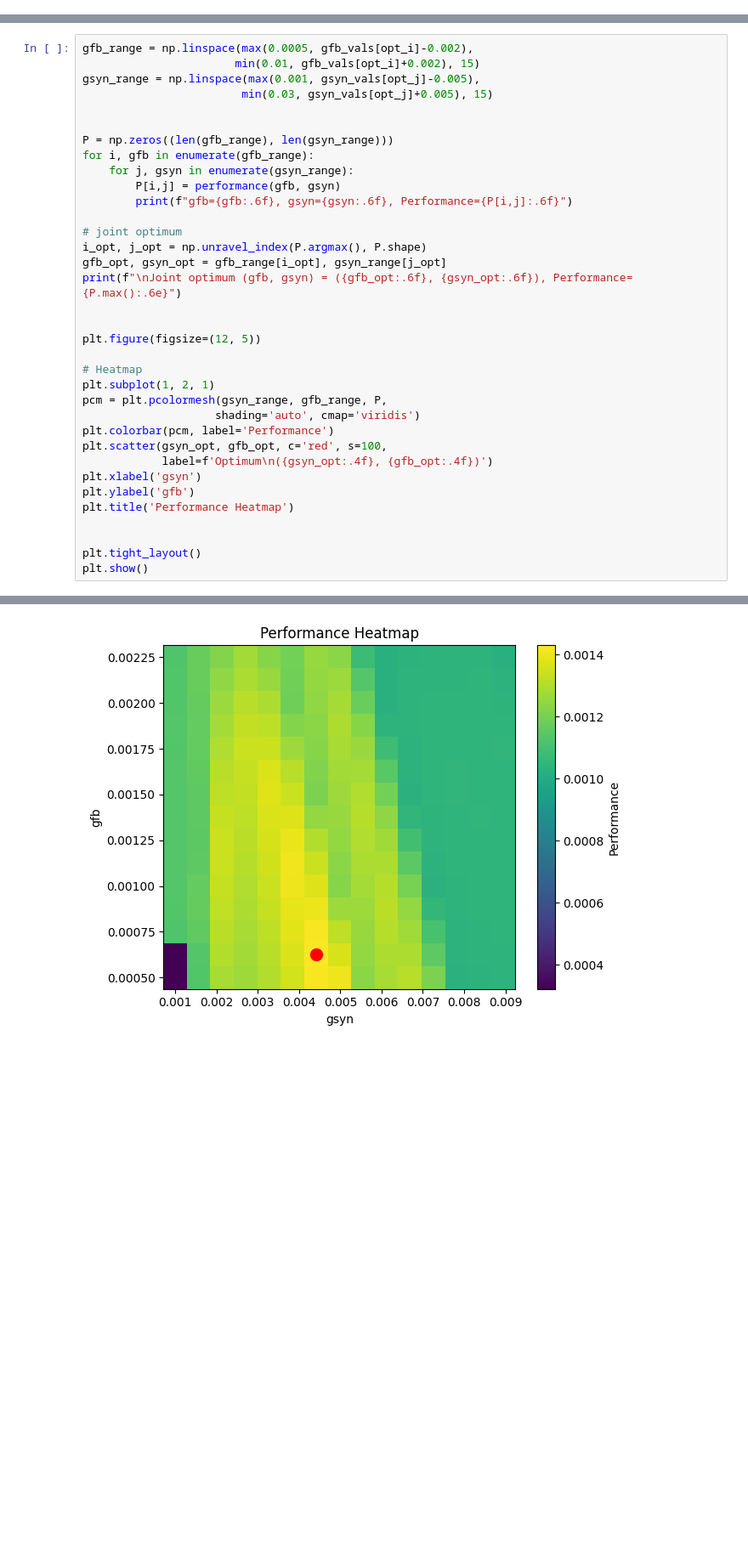
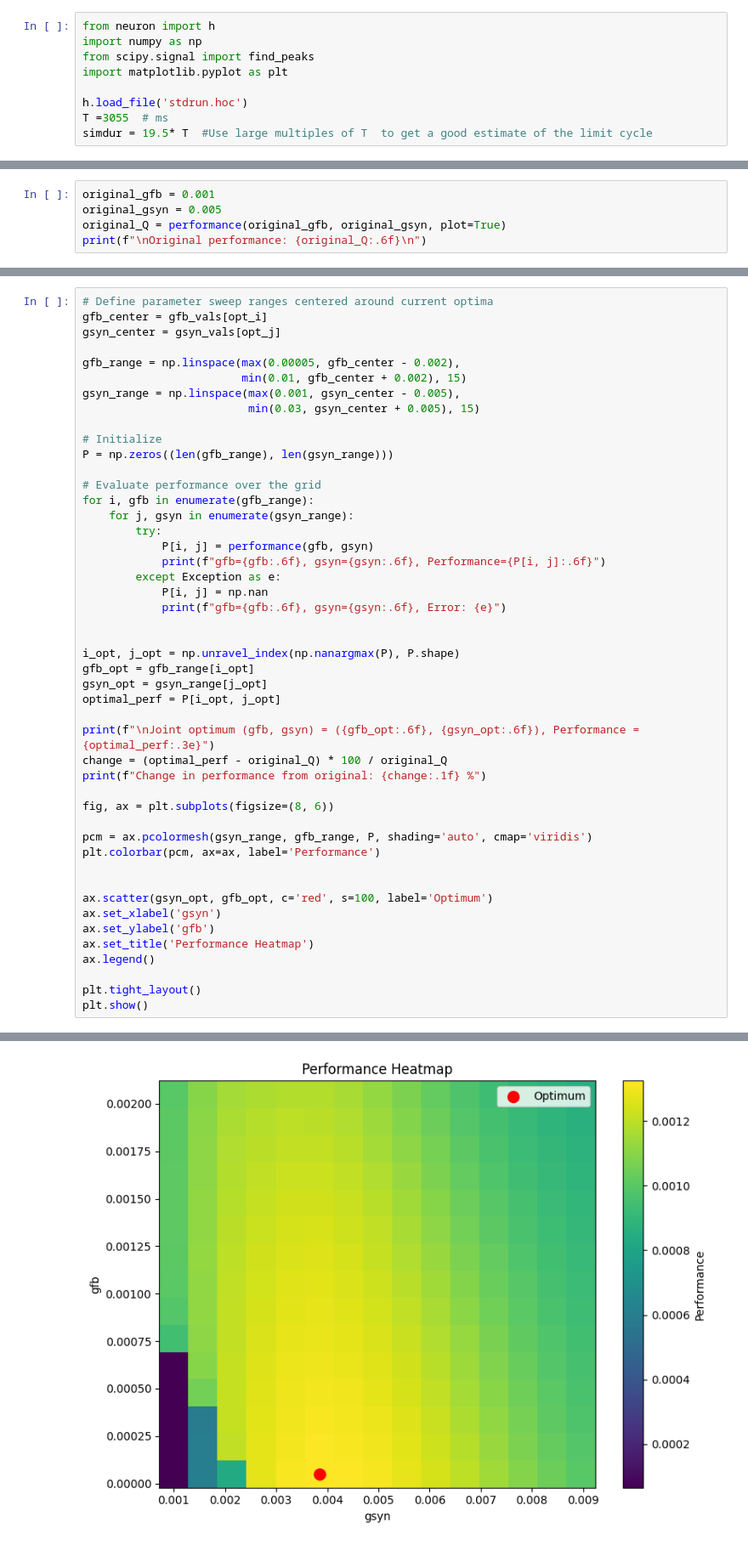
Before and after one commit to shafiulapp/Neuromechanics-with-NEURON, a Jupyter notebook: varying.ipynb, the cells around one changed output, grey strips where cells are left out. Shown: that part at 85% size. Saved outputs shown, nothing was run; the diff lists cells and outputs as text; blank space fills up the shorter version.

```diff
--- a/varying.ipynb
+++ b/varying.ipynb
@@ -48,0 +1,9 @@ Original performance with gfb=0.001 and gsyn=0.005: Performance= 1.230890e-03
+# %%
+from neuron import h
+import numpy as np
+from scipy.signal import find_peaks
+import matplotlib.pyplot as plt
+
+h.load_file('stdrun.hoc')
+T =3055  # ms
+simdur = 19.5* T  #Use large multiples of T  to get a good estimate of the limit cycle
@@ -48,0 +85,5 @@ Original performance with gfb=0.001 and gsyn=0.005: Performance= 1.230890e-03
+# %%
+original_gfb = 0.001
+original_gsyn = 0.005
+original_Q = performance(original_gfb, original_gsyn, plot=True)
+print(f"\nOriginal performance: {original_Q:.6f}\n")
@@ -131,35 +185,47 @@ gsyn=0.030000, Performance=0.000701
 # %%
-gfb_range = np.linspace(max(0.0005, gfb_vals[opt_i]-0.002),
-                       min(0.01, gfb_vals[opt_i]+0.002), 15)
-gsyn_range = np.linspace(max(0.001, gsyn_vals[opt_j]-0.005),
-                        min(0.03, gsyn_vals[opt_j]+0.005), 15)
+# Define parameter sweep ranges centered around current optima
+gfb_center = gfb_vals[opt_i]
+gsyn_center = gsyn_vals[opt_j]
+
+gfb_range = np.linspace(max(0.00005, gfb_center - 0.002),
+                        min(0.01, gfb_center + 0.002), 15)
+gsyn_range = np.linspace(max(0.001, gsyn_center - 0.005),
+                         min(0.03, gsyn_center + 0.005), 15)
+
+# Initialize
+P = np.zeros((len(gfb_range), len(gsyn_range)))
+
+# Evaluate performance over the grid
+for i, gfb in enumerate(gfb_range):
+    for j, gsyn in enumerate(gsyn_range):
+        try:
+            P[i, j] = performance(gfb, gsyn)
+            print(f"gfb={gfb:.6f}, gsyn={gsyn:.6f}, Performance={P[i, j]:.6f}")
+        except Exception as e:
+            P[i, j] = np.nan
+            print(f"gfb={gfb:.6f}, gsyn={gsyn:.6f}, Error: {e}")
 
 
-P = np.zeros((len(gfb_range), len(gsyn_range)))
-for i, gfb in enumerate(gfb_range):
-    for j, gsyn in enumerate(gsyn_range):
-        P[i,j] = performance(gfb, gsyn)
-        print(f"gfb={gfb:.6f}, gsyn={gsyn:.6f}, Performance={P[i,j]:.6f}")
+i_opt, j_opt = np.unravel_index(np.nanargmax(P), P.shape)
+gfb_opt = gfb_range[i_opt]
+gsyn_opt = gsyn_range[j_opt]
+optimal_perf = P[i_opt, j_opt]
 
-# joint optimum
-i_opt, j_opt = np.unravel_index(P.argmax(), P.shape)
-gfb_opt, gsyn_opt = gfb_range[i_opt], gsyn_range[j_opt]
-print(f"\nJoint optimum (gfb, gsyn) = ({gfb_opt:.6f}, {gsyn_opt:.6f}), Performance= {P.max():.6e}")
+print(f"\nJoint optimum (gfb, gsyn) = ({gfb_opt:.6f}, {gsyn_opt:.6f}), Performance = {optimal_perf:.3e}")
+change = (optimal_perf - original_Q) * 100 / original_Q
+print(f"Change in performance from original: {change:.1f} %")
+
+fig, ax = plt.subplots(figsize=(8, 6))
+
+pcm = ax.pcolormesh(gsyn_range, gfb_range, P, shading='auto', cmap='viridis')
+plt.colorbar(pcm, ax=ax, label='Performance')
 
 
-plt.figure(figsize=(12, 5))
-
-# Heatmap
-plt.subplot(1, 2, 1)
-pcm = plt.pcolormesh(gsyn_range, gfb_range, P,
-                    shading='auto', cmap='viridis')
-plt.colorbar(pcm, label='Performance')
-plt.scatter(gsyn_opt, gfb_opt, c='red', s=100,
-            label=f'Optimum\n({gsyn_opt:.4f}, {gfb_opt:.4f})')
-plt.xlabel('gsyn')
-plt.ylabel('gfb')
-plt.title('Performance Heatmap')
-
+ax.scatter(gsyn_opt, gfb_opt, c='red', s=100, label='Optimum')
+ax.set_xlabel('gsyn')
+ax.set_ylabel('gfb')
+ax.set_title('Performance Heatmap')
+ax.legend()
 
 plt.tight_layout()
 plt.show()
@@ -184,4 +250,4 @@ Joint optimum (gfb, gsyn) = (0.000625, 0.004411), Performance= 1.430209e-03
-[figure, old version]
+[figure, new version]
 # %%
 def solution(gfb, gsyn, label):
 
```
Also changed, not shown: parts of 10 cells of this notebook, 1 other file.
